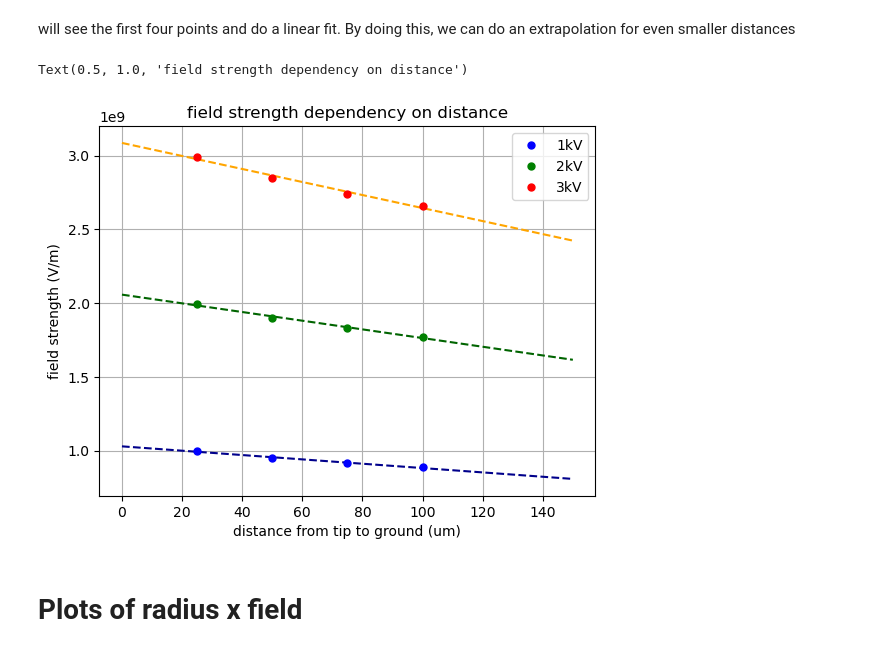
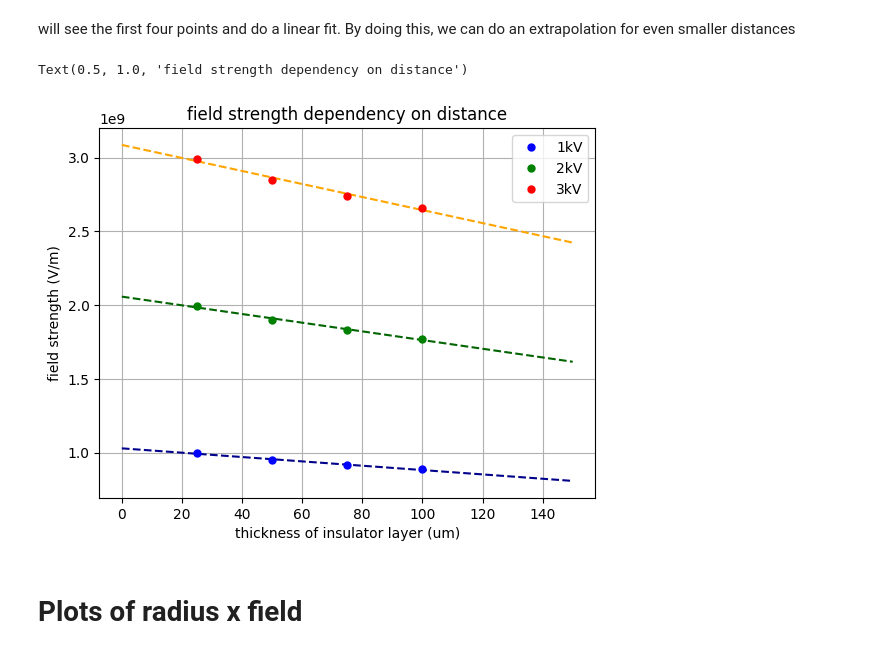
Before and after one commit to Kyatn/FEA-analysis, a Jupyter notebook: plotsForMsC.ipynb, the cells around one changed output. Cells and saved outputs as stored; diff of their text form; code cells hidden in the pictures.

```diff
--- a/plotsForMsC.ipynb
+++ b/plotsForMsC.ipynb
@@ -96,19 +96,19 @@ p3 = np.poly1d(np.polyfit(distances, field3, 1))
 # %%
 polyline = np.linspace(0, 150, 100)
 plt.plot(polyline, p1(polyline), '--', color='darkblue')
 plt.plot(polyline, p2(polyline), '--', color='darkgreen')
 plt.plot(polyline, p3(polyline), '--', color='orange')
 plt.plot(distances, field1, '.', label='1kV', markersize ='10', color='b')
 plt.plot(distances, field2, '.', label='2kV', markersize ='10', color='green')
 plt.plot(distances, field3, '.', label='3kV', markersize ='10', color='r')
 plt.legend()
-plt.xlabel('distance from tip to ground (um)')
+plt.xlabel('thickness of insulator layer (um)')
 plt.ylabel('field strength (V/m)')
 plt.grid()
 plt.title('field strength dependency on distance')
 # %% [output]
 Text(0.5, 1.0, 'field strength dependency on distance')
-[figure, old version]
+[figure, new version]
 # %% [markdown]
 # Plots of radius x field
 # %%
```
Also changed, not shown: parts of 5 cells of this notebook, 2 other files.
